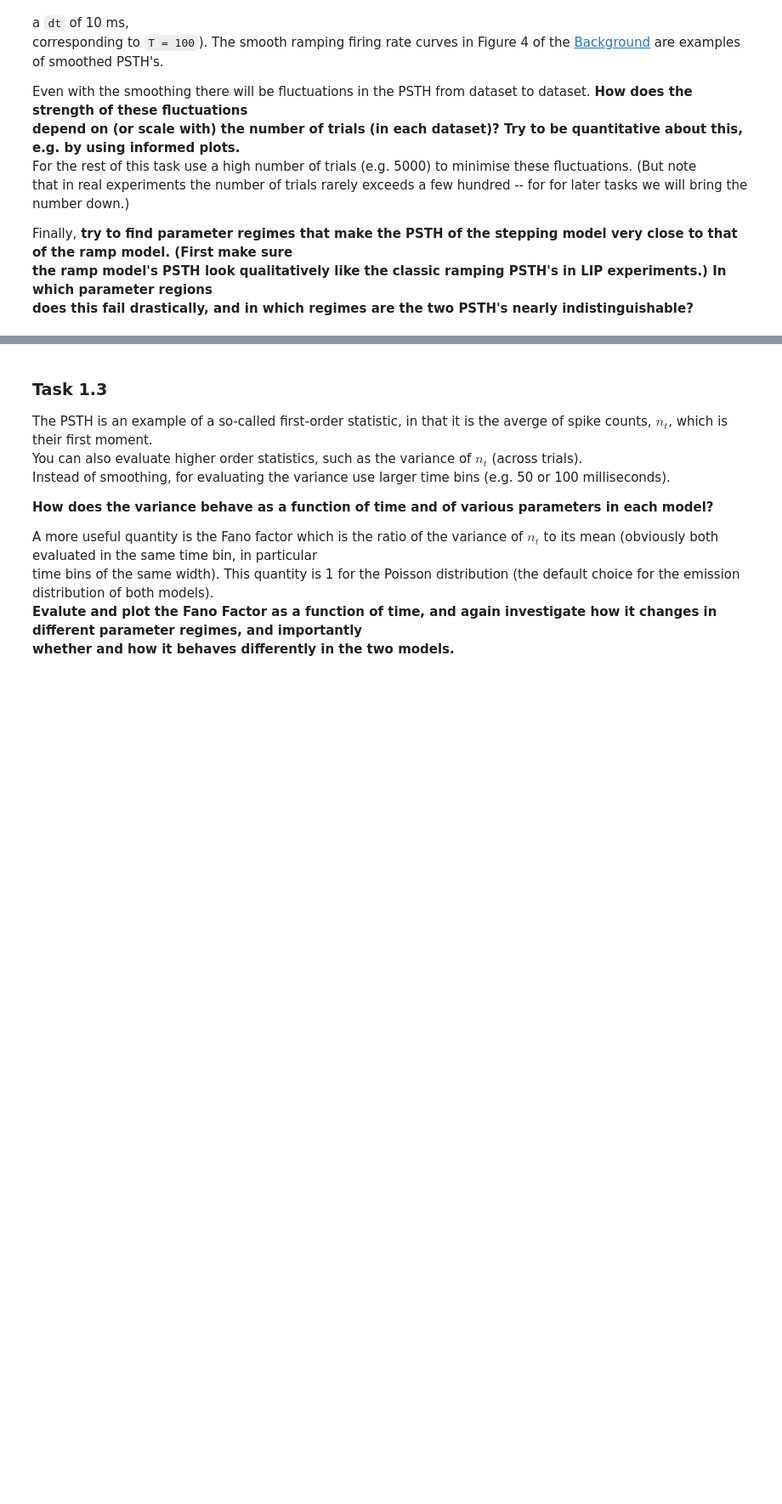
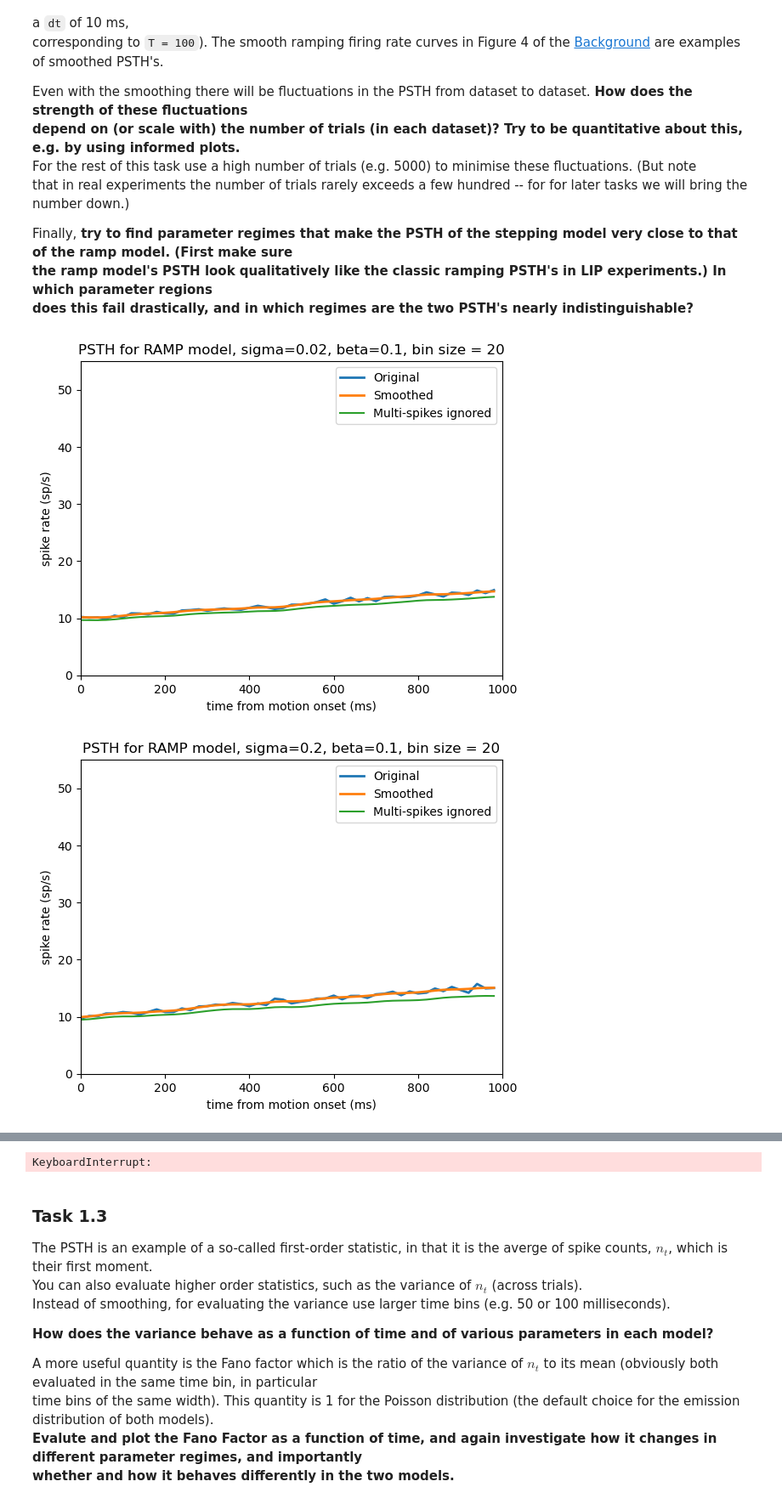
Before and after one commit to derek1909/GG3G3, a Jupyter notebook: Interim report_jd976.ipynb, the cells around one changed output, grey strips where cells are left out. Shown at 85% size. Cells and saved outputs as stored; diff of their text form; code cells hidden in the pictures; blank space fills up the shorter version.

```diff
--- a/Interim report_jd976.ipynb
+++ b/Interim report_jd976.ipynb
@@ -232,7 +601,7 @@ the ramp model's PSTH look qualitatively like the classic ramping PSTH's in LIP
 does this fail drastically, and in which regimes are the two PSTH's nearly indistinguishable?**
 # %%
 beta_list = [0.1, 0.5, 1]
-sigma_list = [0.02, 0.2, 2]
+sigma_list = [0.02, 0.2, 2, 1e4]
 from models import *
 from models2 import *
 for b in beta_list:
@@ -254,31 +623,34 @@ for b in beta_list:
         for spike_train in ramp_arr[0]:
             timestamp = []
             for i in range(len(spike_train)):
                 ## this method ignores the multi-spike issue ##
                 if spike_train[i]!=0:
                     timestamp.append(i*1e3/T)
             spike_trains_timestamp.append(timestamp)
 
         # Calculate the PSTH
         psth_ignore, _ = np.histogram(np.concatenate(spike_trains_timestamp), bins=bin_edges)
 
         from scipy.ndimage import gaussian_filter
         sigma = 1.5 # Standard deviation of the Gaussian filter
         smoothed_psth_ignore = gaussian_filter((psth_ignore / bin_size * 1e3) / N, sigma)
 
 
         # Plot the PSTH
         plt.plot(bin_edges[:-1], averaged_psth,  label='Original', linewidth = 2)
         plt.plot(bin_edges[:-1], gaussian_smoothed_psth,  label='Smoothed', linewidth = 2)
         plt.plot(bin_edges[:-1], smoothed_psth_ignore,  label='Multi-spikes ignored', linewidth = 1.5)
 
         plt.ylabel("spike rate (sp/s)")
         plt.xlabel("time from motion onset (ms)")
-        plt.ylim(0,45)
+        plt.ylim(0,55)
         plt.xlim(0,1000)
         plt.legend()
 
         plt.title(f"PSTH for RAMP model, sigma={s}, beta={b}, bin size = 20")
         filename = f"results/1.2/PSTH_RAMP_s{s}_beta{b}.png"
         plt.savefig(filename,bbox_inches='tight')
         plt.show()
+# %% [output]
+[figure, added]
+[figure, added]
@@ -285,3 +659,4 @@ for b in beta_list:
+KeyboardInterrupt:
 # %%
 m_list = [10,50,90]
 r_list = [1, 10, 100]
```
Also changed, not shown: parts of 14 cells of this notebook, 8 other files.
